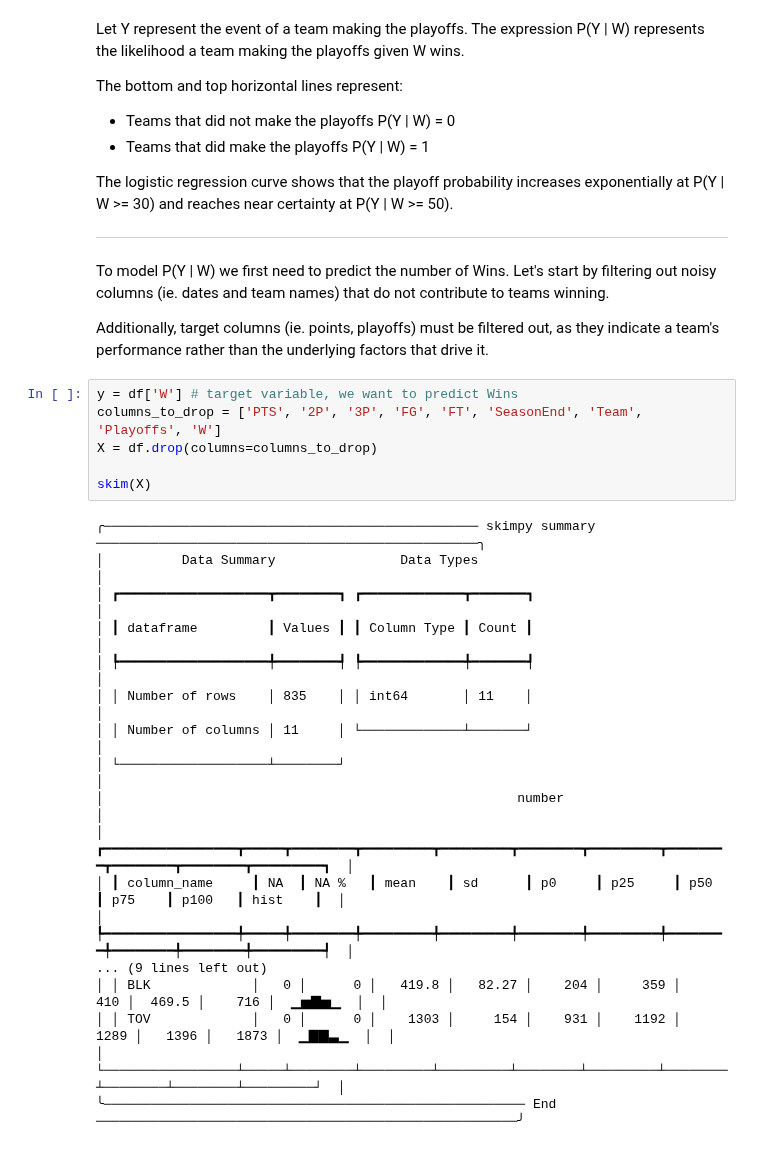
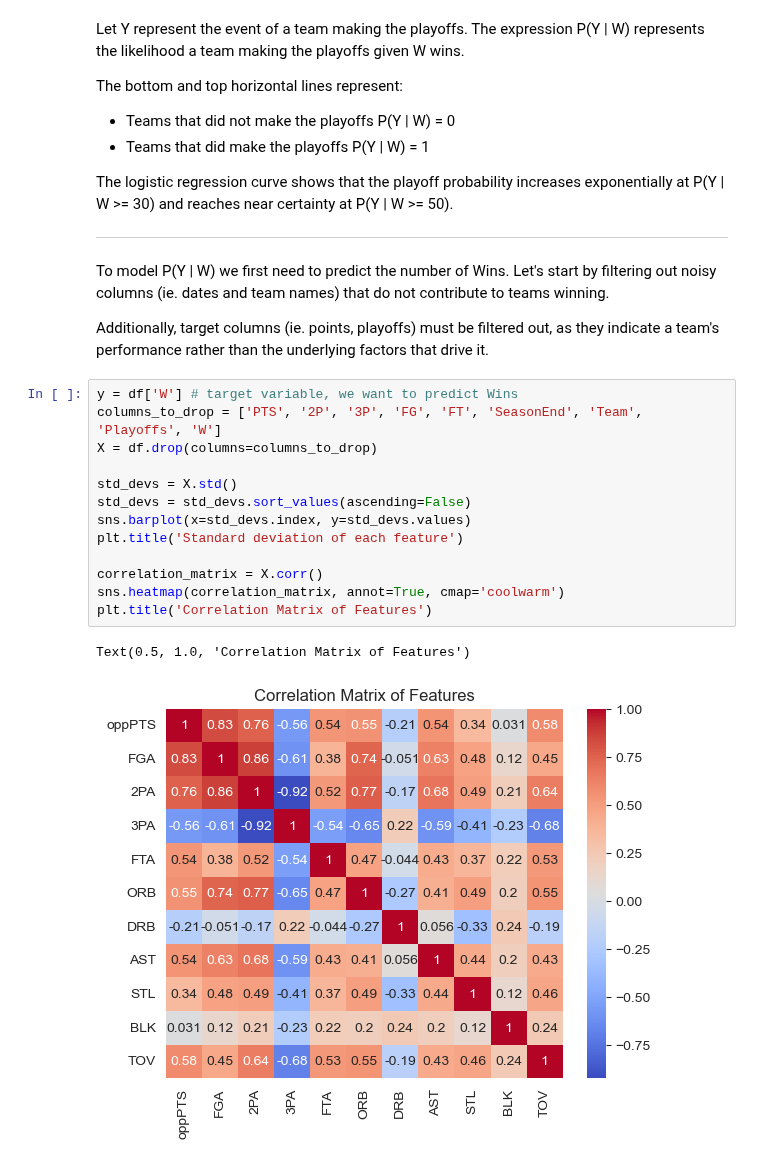
Before and after one commit to availe/CTP-Data-Science, a Jupyter notebook: Week-07-Regression/Exercise-RD-Regression.ipynb, the cells around one changed output. Drawn from its saved outputs; the diff is of its cells as text.

Commit message:
corr max

```diff
--- a/Week-07-Regression/Exercise-RD-Regression.ipynb
+++ b/Week-07-Regression/Exercise-RD-Regression.ipynb
@@ -50,27 +48,19 @@ Additionally, target columns (ie. points, playoffs) must be filtered out, as the
 # %%
 y = df['W'] # target variable, we want to predict Wins
 columns_to_drop = ['PTS', '2P', '3P', 'FG', 'FT', 'SeasonEnd', 'Team', 'Playoffs', 'W']
 X = df.drop(columns=columns_to_drop)
 
-skim(X)
+std_devs = X.std()
+std_devs = std_devs.sort_values(ascending=False)
+sns.barplot(x=std_devs.index, y=std_devs.values)
+plt.title('Standard deviation of each feature')
+
+correlation_matrix = X.corr()
+sns.heatmap(correlation_matrix, annot=True, cmap='coolwarm')
+plt.title('Correlation Matrix of Features')
 # %% [output]
-╭──────────────────────────────────────────────── skimpy summary ─────────────────────────────────────────────────╮
-│          Data Summary                Data Types                                                                 │
-│ ┏━━━━━━━━━━━━━━━━━━━┳━━━━━━━━┓ ┏━━━━━━━━━━━━━┳━━━━━━━┓                                                          │
-│ ┃ dataframe         ┃ Values ┃ ┃ Column Type ┃ Count ┃                                                          │
-│ ┡━━━━━━━━━━━━━━━━━━━╇━━━━━━━━┩ ┡━━━━━━━━━━━━━╇━━━━━━━┩                                                          │
-│ │ Number of rows    │ 835    │ │ int64       │ 11    │                                                          │
-│ │ Number of columns │ 11     │ └─────────────┴───────┘                                                          │
-│ └───────────────────┴────────┘                                                                                  │
-│                                                     number                                                      │
-│ ┏━━━━━━━━━━━━━━━━━┳━━━━━┳━━━━━━━━┳━━━━━━━━━┳━━━━━━━━━┳━━━━━━━━┳━━━━━━━━━┳━━━━━━━━┳━━━━━━━━┳━━━━━━━━┳━━━━━━━━━┓  │
-│ ┃ column_name     ┃ NA  ┃ NA %   ┃ mean    ┃ sd      ┃ p0     ┃ p25     ┃ p50    ┃ p75    ┃ p100   ┃ hist    ┃  │
-│ ┡━━━━━━━━━━━━━━━━━╇━━━━━╇━━━━━━━━╇━━━━━━━━━╇━━━━━━━━━╇━━━━━━━━╇━━━━━━━━━╇━━━━━━━━╇━━━━━━━━╇━━━━━━━━╇━━━━━━━━━┩  │
-... (9 lines left out)
-│ │ BLK             │   0 │      0 │   419.8 │   82.27 │    204 │     359 │    410 │  469.5 │    716 │  ▁▅▇▅▁  │  │
-│ │ TOV             │   0 │      0 │    1303 │     154 │    931 │    1192 │   1289 │   1396 │   1873 │  ▁▇▇▃▁  │  │
-│ └─────────────────┴─────┴────────┴─────────┴─────────┴────────┴─────────┴────────┴────────┴────────┴─────────┘  │
-╰────────────────────────────────────────────────────── End ──────────────────────────────────────────────────────╯
+Text(0.5, 1.0, 'Correlation Matrix of Features')
+[figure, added]
 # %% [markdown]
 Column definitions:
 
```
Also changed, not shown: parts of 2 cells of this notebook.
